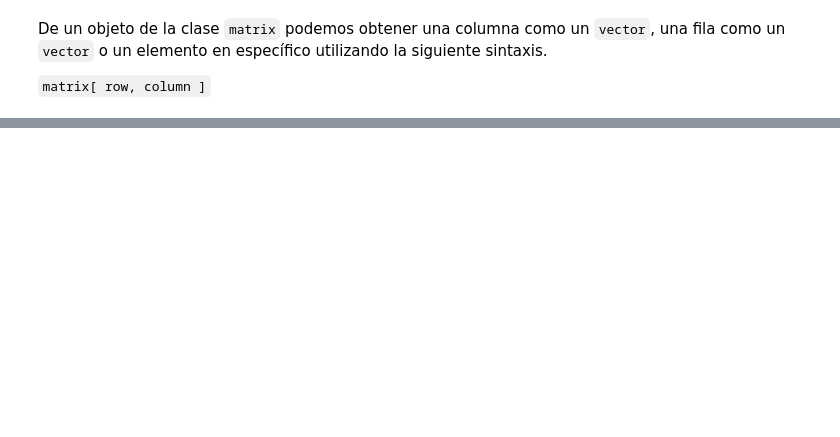
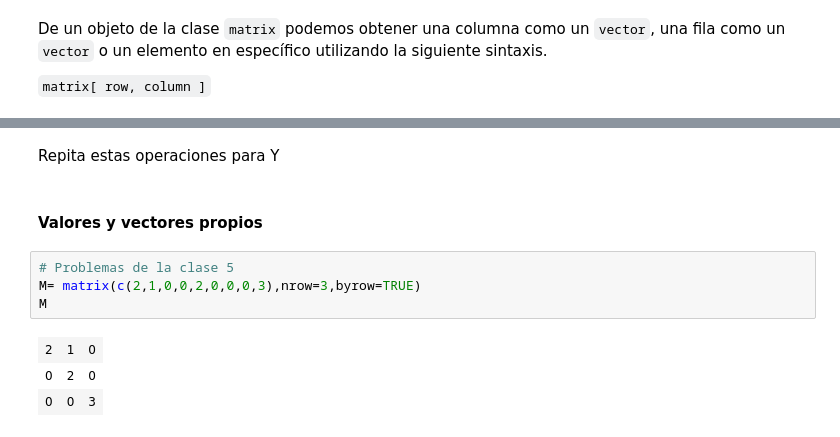
Before and after one commit to fvillena/matbio, a Jupyter notebook: 1-introduction.ipynb, the cells around one changed output, grey strips where cells are left out. Cells and saved outputs as stored; diff of their text form; blank space fills up the shorter version.

Commit message:
matricesClase

```diff
--- a/1-introduction.ipynb
+++ b/1-introduction.ipynb
@@ -268,0 +342,12 @@ the_matrix[2,2]
+# %% [markdown]
+Repita estas operaciones para Y
+# %% [markdown]
+#### Valores y vectores propios
+# %%
+# Problemas de la clase 5
+M= matrix(c(2,1,0,0,2,0,0,0,3),nrow=3,byrow=TRUE)
+M
+# %% [output]
+| 2 | 1 | 0 |
+| 0 | 2 | 0 |
+| 0 | 0 | 3 |
```
Also changed, not shown: parts of 32 cells of this notebook.
